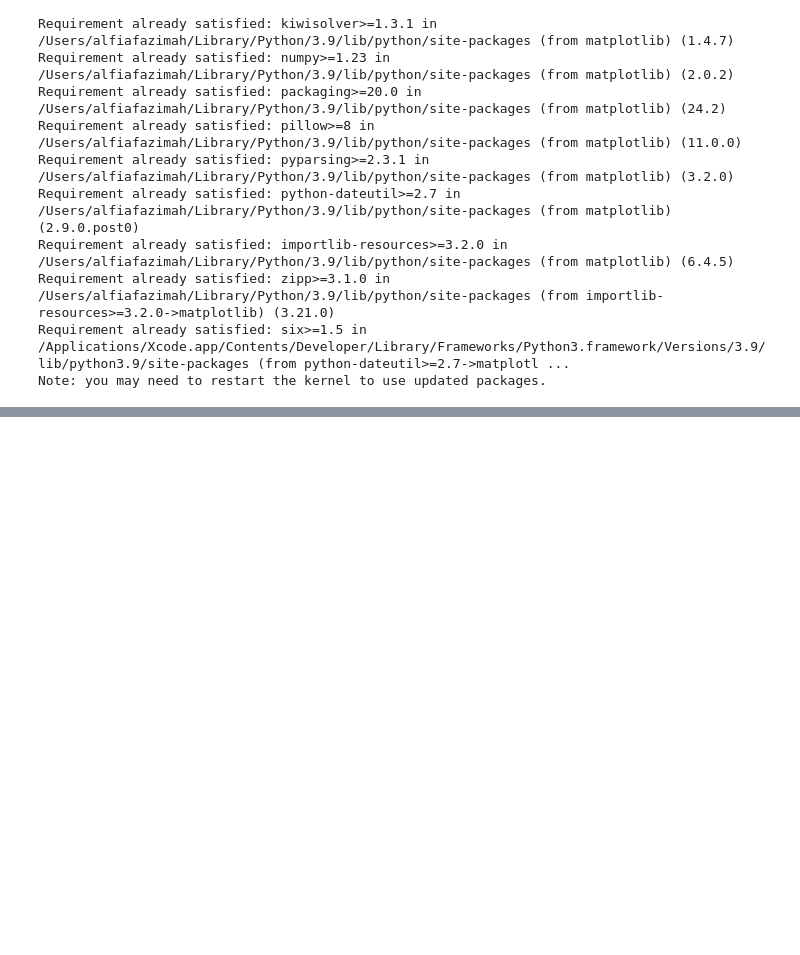
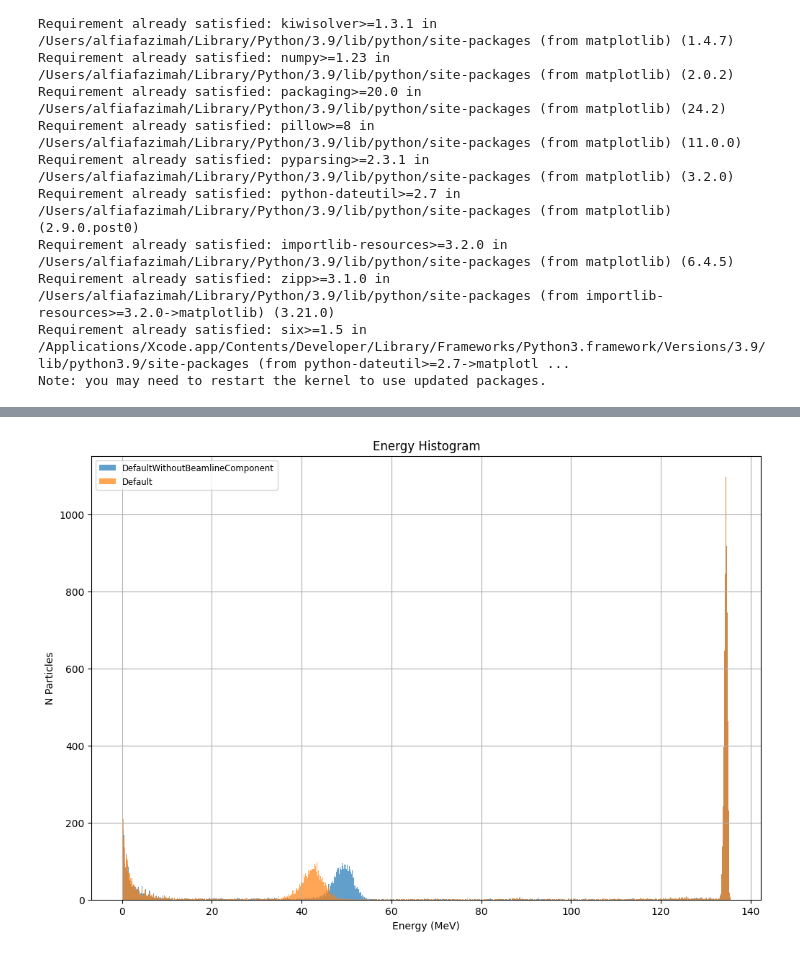
Before and after one commit to alfiafazimah/PhaseSpaceTOPAS-Visualization, a Jupyter notebook: src/PhaseSpaceTOPAS-Visualization.ipynb, the cells around one changed output, grey strips where cells are left out. Saved outputs shown, nothing was run; the diff lists cells and outputs as text; code cells hidden in the pictures; blank space fills up the shorter version.

```diff
--- a/src/PhaseSpaceTOPAS-Visualization.ipynb
+++ b/src/PhaseSpaceTOPAS-Visualization.ipynb
@@ -130,0 +159,38 @@ plt.show()
+# %%
+# Plot energy distributions for each file
+plt.figure(figsize=(12, 8))
+
+for item, df in phsp_dataframe.items():
+    nomen = item.split('_')
+    beamtype = nomen [0]
+    beam_energy = nomen[1]
+    material = nomen[2]
+    position = nomen[3]
+    beforeafter = nomen [4]
+    component = nomen[5]
+    other = nomen [6]
+    size = nomen[7]
+    key = f"{beamtype}_{beam_energy}_{material}_{position}_{beforeafter}_{component}_{size}"
+    if component == "BrassCollimator" and 'Energy [MeV]' in df.columns:
+        # Plot the histogram
+        plt.hist(
+            df['Energy [MeV]'],
+            bins=1000,
+            alpha=0.7,
+            label=f"{other}"
+        )
+
+
+# Customize the plot
+plt.title("Energy Histogram")
+plt.xlabel("Energy (MeV)")
+plt.ylabel("N Particles")
+plt.legend(loc='upper left', fontsize='small')
+plt.grid(True)
+
+# Save the combined graph
+output_path = os.path.join(outputdirectory, "energy histogram beamlineonly.png")
+plt.savefig(output_path, dpi=600)
+plt.show()
+# %% [output]
+[figure, added]
```
Also changed, not shown: parts of 6 cells of this notebook, 10 other files.
